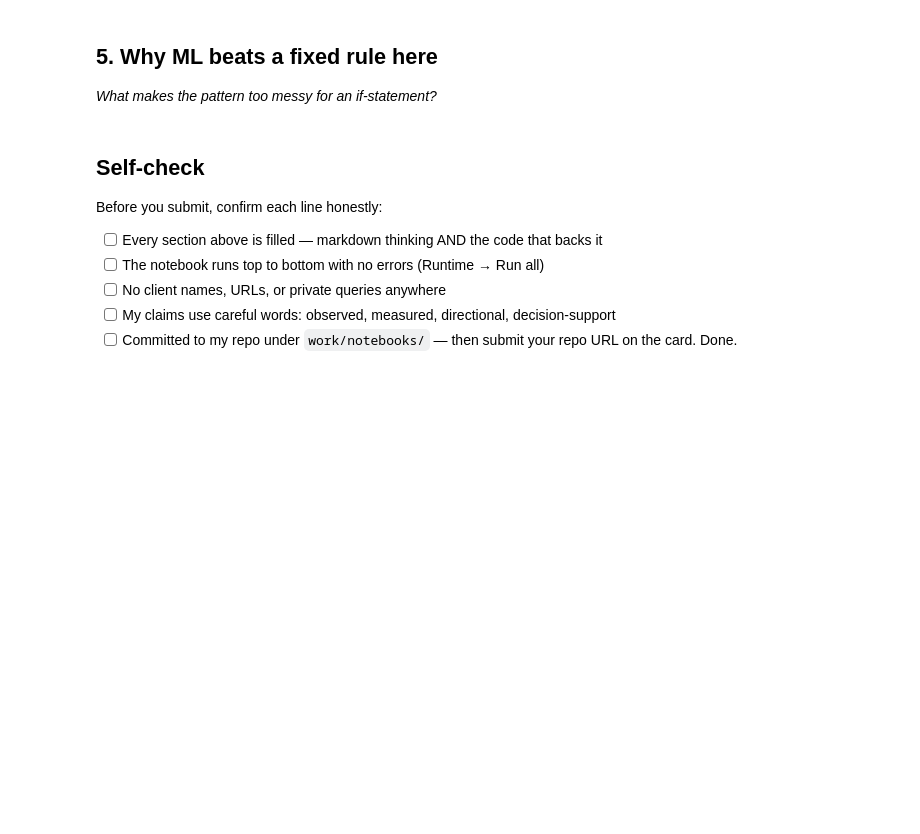
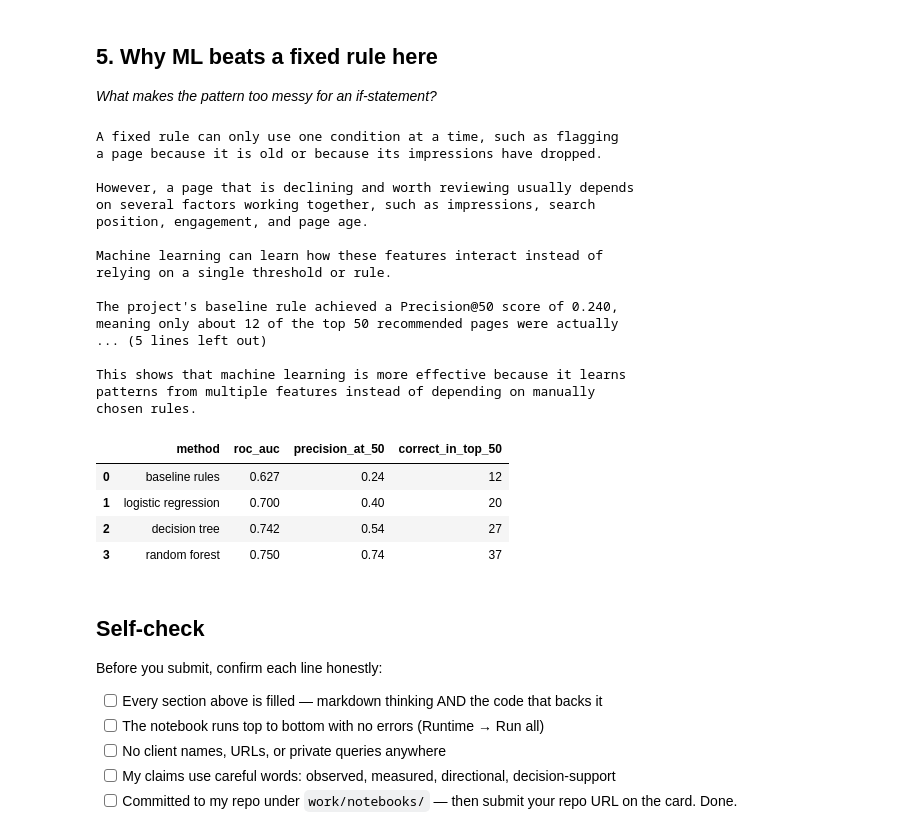
Before and after one commit to irene501/flyrank, a Jupyter notebook: work/notebooks/w02_ml_task_framing.ipynb, the cells around one changed output. Drawn from its saved outputs; the diff is of its cells as text; code cells hidden in the pictures; blank space fills up the shorter version.

```diff
--- a/work/notebooks/w02_ml_task_framing.ipynb
+++ b/work/notebooks/w02_ml_task_framing.ipynb
@@ -26,6 +190,68 @@ This skeleton is yours to fill. Work the sections **in order** — each one has
 ## 5. Why ML beats a fixed rule here
 
 *What makes the pattern too messy for an if-statement?*
+# %%
+
+
+print("A fixed rule can only use one condition at a time, such as flagging")
+print("a page because it is old or because its impressions have dropped.")
+print()
+
+print("However, a page that is declining and worth reviewing usually depends")
+print("on several factors working together, such as impressions, search")
+print("position, engagement, and page age.")
+print()
+
+print("Machine learning can learn how these features interact instead of")
+print("relying on a single threshold or rule.")
+print()
+
+print("The project's baseline rule achieved a Precision@50 score of 0.240,")
+print("meaning only about 12 of the top 50 recommended pages were actually")
+print("declining.")
+print()
+
+print("A Random Forest model trained on the same features achieved a")
+print("Precision@50 score of 0.740 on unseen client data, correctly")
+print("identifying about 37 of the top 50 pages.")
+print()
+
+print("This shows that machine learning is more effective because it learns")
+print("patterns from multiple features instead of depending on manually")
+print("chosen rules.")
+print()
+# Verified numbers from outputs/model_report.md (client-holdout validation)
+comparison = pd.DataFrame([
+    {"method": "baseline rules",       "roc_auc": 0.627, "precision_at_50": 0.240},
+    {"method": "logistic regression",  "roc_auc": 0.700, "precision_at_50": 0.400},
+    {"method": "decision tree",        "roc_auc": 0.742, "precision_at_50": 0.540},
+    {"method": "random forest",        "roc_auc": 0.750, "precision_at_50": 0.740},
+])
+comparison["correct_in_top_50"] = (comparison["precision_at_50"] * 50).round().astype(int)
+comparison
+# %% [output]
+A fixed rule can only use one condition at a time, such as flagging
+a page because it is old or because its impressions have dropped.
+
+However, a page that is declining and worth reviewing usually depends
+on several factors working together, such as impressions, search
+position, engagement, and page age.
+
+Machine learning can learn how these features interact instead of
+relying on a single threshold or rule.
+
+The project's baseline rule achieved a Precision@50 score of 0.240,
+meaning only about 12 of the top 50 recommended pages were actually
+... (5 lines left out)
+
+This shows that machine learning is more effective because it learns
+patterns from multiple features instead of depending on manually
+chosen rules.
+|  | method | roc_auc | precision_at_50 | correct_in_top_50 |
+| 0 | baseline rules | 0.627 | 0.24 | 12 |
+| 1 | logistic regression | 0.700 | 0.40 | 20 |
+| 2 | decision tree | 0.742 | 0.54 | 27 |
+| 3 | random forest | 0.750 | 0.74 | 37 |
 # %% [markdown]
 ## Self-check
 
```
Also changed, not shown: parts of 5 cells of this notebook.
